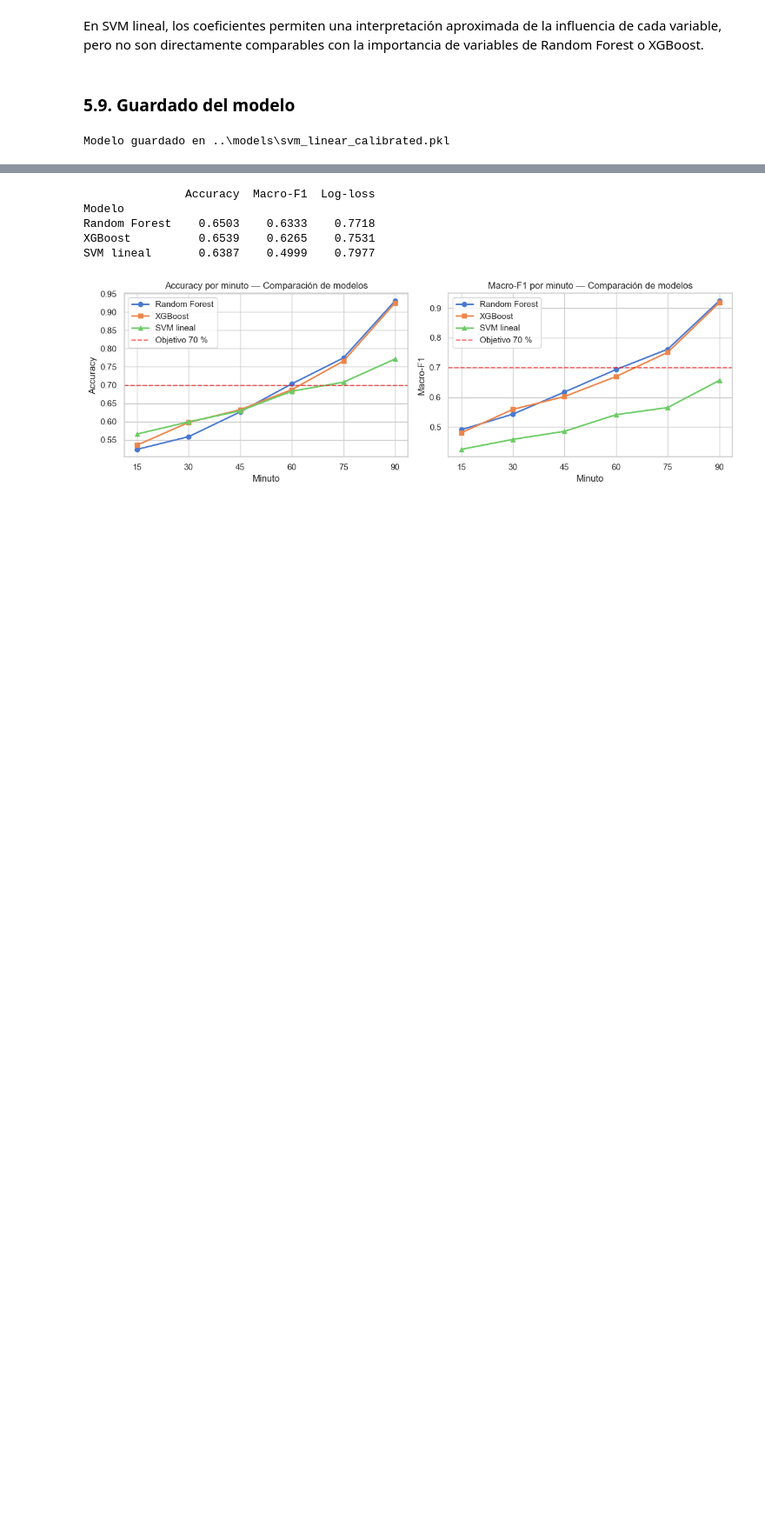
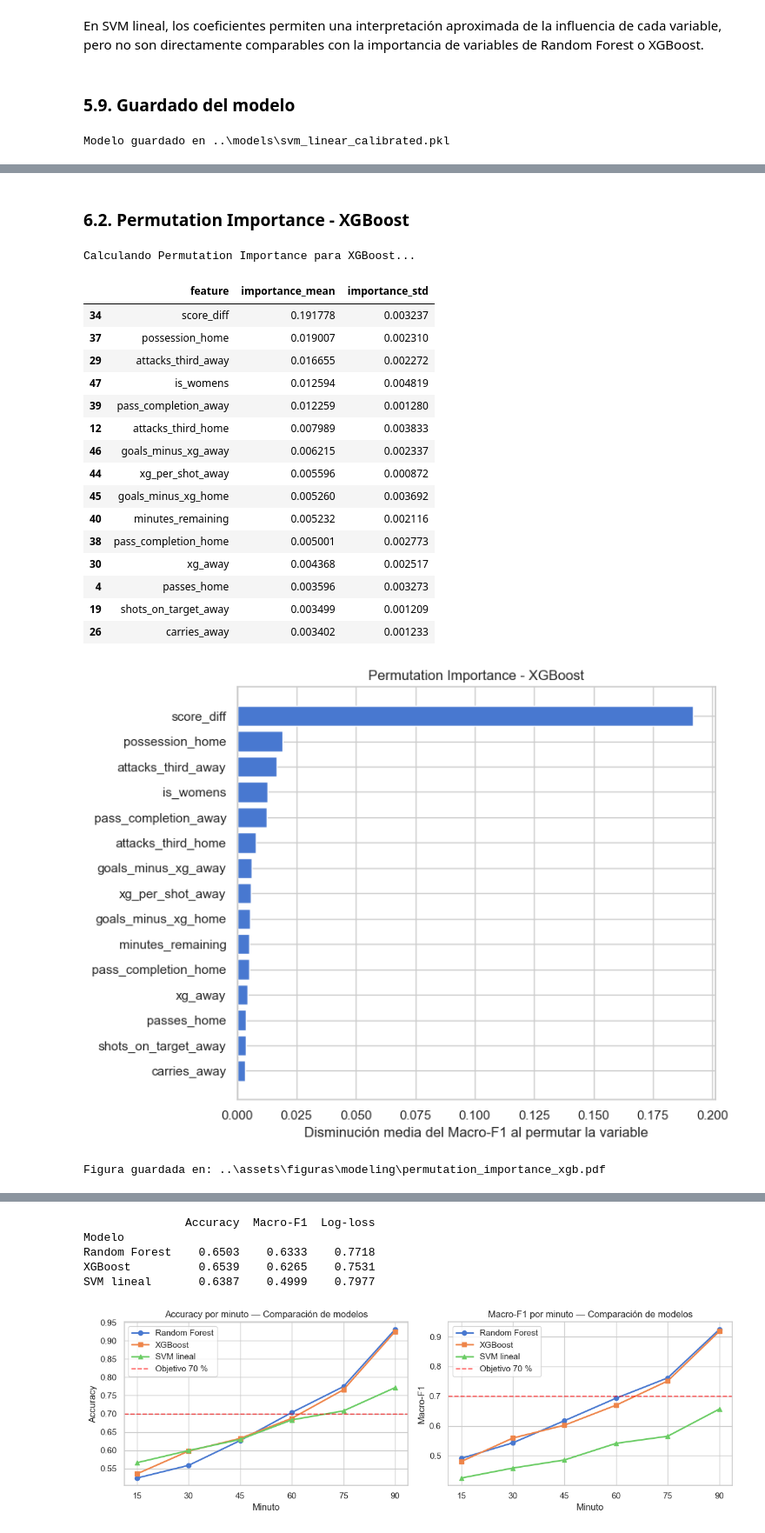
Before and after one commit to oriolologaray/TFE, a Jupyter notebook: notebooks/modeling.ipynb, the cells around one changed output, grey strips where cells are left out. Shown at 87% size. Cells and saved outputs as stored; diff of their text form; code cells hidden in the pictures; blank space fills up the shorter version.

```diff
--- a/notebooks/modeling.ipynb
+++ b/notebooks/modeling.ipynb
@@ -513,7 +518,7 @@ xgb_random_search = RandomizedSearchCV(
     refit=False,
     cv=xgb_predefined_split,
     random_state=RANDOM_STATE,
-    verbose=1,
+    verbose=2,
     n_jobs=1,
     error_score="raise"
 )
@@ -1035,0 +1150,32 @@ Modelo guardado en ..\models\svm_linear_calibrated.pkl
+# %% [markdown]
+### 6.2. Permutation Importance - XGBoost
+# %%
+perm_xgb = compute_and_plot_permutation_importance(
+    model=xgb_model,
+    model_name="XGBoost",
+    X=X_interpret,
+    y=y_interpret,
+    file_name="permutation_importance_xgb.pdf",
+    n_repeats=5,
+    top_n=15
+)
+# %% [output]
+Calculando Permutation Importance para XGBoost...
+|  | feature | importance_mean | importance_std |
+| 34 | score_diff | 0.191778 | 0.003237 |
+| 37 | possession_home | 0.019007 | 0.002310 |
+| 29 | attacks_third_away | 0.016655 | 0.002272 |
+| 47 | is_womens | 0.012594 | 0.004819 |
+| 39 | pass_completion_away | 0.012259 | 0.001280 |
+| 12 | attacks_third_home | 0.007989 | 0.003833 |
+| 46 | goals_minus_xg_away | 0.006215 | 0.002337 |
+| 44 | xg_per_shot_away | 0.005596 | 0.000872 |
+| 45 | goals_minus_xg_home | 0.005260 | 0.003692 |
+| 40 | minutes_remaining | 0.005232 | 0.002116 |
+| 38 | pass_completion_home | 0.005001 | 0.002773 |
+| 30 | xg_away | 0.004368 | 0.002517 |
+| 4 | passes_home | 0.003596 | 0.003273 |
+| 19 | shots_on_target_away | 0.003499 | 0.001209 |
+| 26 | carries_away | 0.003402 | 0.001233 |
+[figure, added]
+Figura guardada en: ..\assets\figuras\modeling\permutation_importance_xgb.pdf
```
Also changed, not shown: parts of 14 cells of this notebook, 14 other files.
